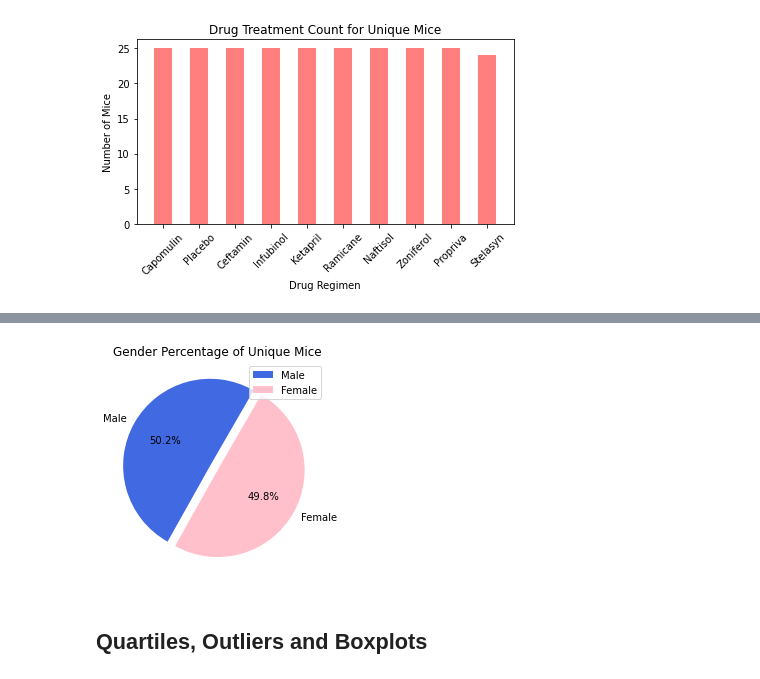
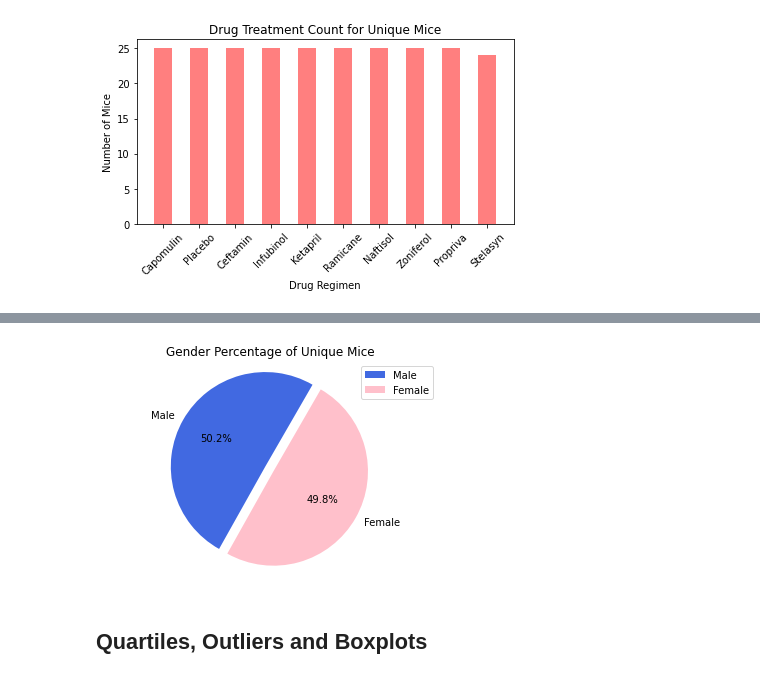
Before and after one commit to aspivak5/Matplotlib-Challenge, a Jupyter notebook: pymaceuticals_hw.ipynb, the cells around one changed output, grey strips where cells are left out. Saved outputs shown, nothing was run; the diff lists cells and outputs as text; code cells hidden in the pictures.

```diff
--- a/pymaceuticals_hw.ipynb
+++ b/pymaceuticals_hw.ipynb
@@ -167,13 +168,14 @@ Text(0, 0.5, '')
 # %%
 # Generate a pie plot showing the distribution of female versus male mice using pyplot
 colors = ["royalblue","pink"]
 explode = [0.1,0]
 plt.pie(gender_data,autopct="%1.1f%%",startangle=60,colors=colors, labels=["Male","Female"],explode=explode)
 plt.legend(loc="best")
 plt.title("Gender Percentage of Unique Mice")
+plt.axis("equal")
 plt.show()
 # %% [output]
-[figure, old version]
+[figure, new version]
 # %% [markdown]
 ## Quartiles, Outliers and Boxplots
 # %%
```
Also changed, not shown: parts of 1 cell of this notebook.
